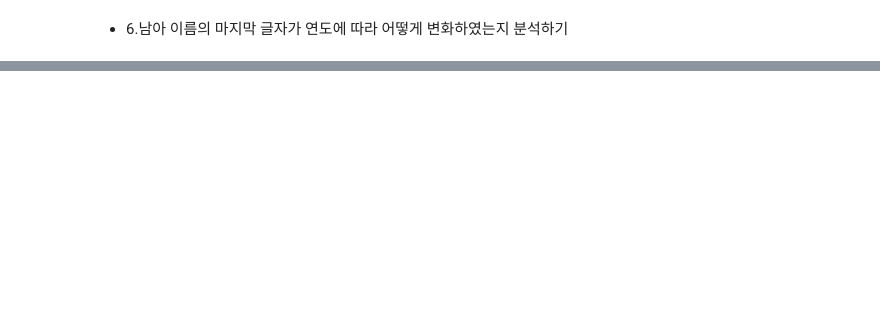
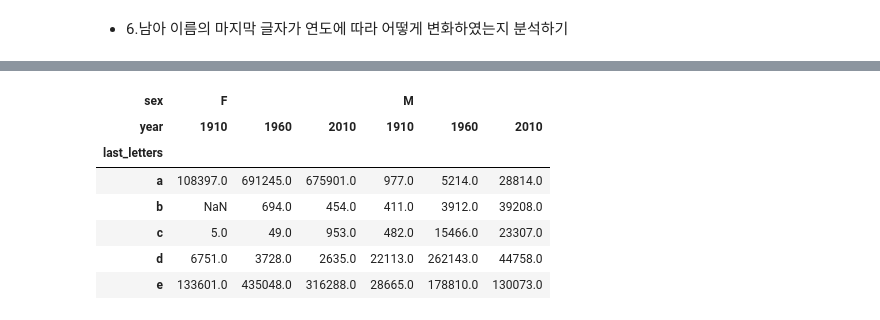
Before and after one commit to wits73/py_project, a Jupyter notebook: US_Baby_Name.ipynb, the cells around one changed output, grey strips where cells are left out. Drawn from its saved outputs; the diff is of its cells as text; code cells hidden in the pictures; blank space fills up the shorter version.

```diff
--- a/US_Baby_Name.ipynb
+++ b/US_Baby_Name.ipynb
@@ -235,3 +267,13 @@ last_letters_table = names.pivot_table("births", index="last_letters",
 # %%
-three_years_subtable = last_letters_table.reindex(columns=[1910, 1960, 2010], level="year")
-three_years_letters_prop = three_years_subtable / three_years_subtable.sum()
+df_three_years_subtable = df_last_letters_table.reindex(columns=[1910, 1960, 2010], level="year")
+# %%
+df_three_years_subtable.head()
+# %% [output]
+| sex | F |  |  | M |  |  |
+| year | 1910 | 1960 | 2010 | 1910 | 1960 | 2010 |
+| last_letters |  |  |  |  |  |  |
+| a | 108397.0 | 691245.0 | 675901.0 | 977.0 | 5214.0 | 28814.0 |
+| b | NaN | 694.0 | 454.0 | 411.0 | 3912.0 | 39208.0 |
+| c | 5.0 | 49.0 | 953.0 | 482.0 | 15466.0 | 23307.0 |
+| d | 6751.0 | 3728.0 | 2635.0 | 22113.0 | 262143.0 | 44758.0 |
+| e | 133601.0 | 435048.0 | 316288.0 | 28665.0 | 178810.0 | 130073.0 |
```
Also changed, not shown: parts of 16 cells of this notebook, 2 other files.
